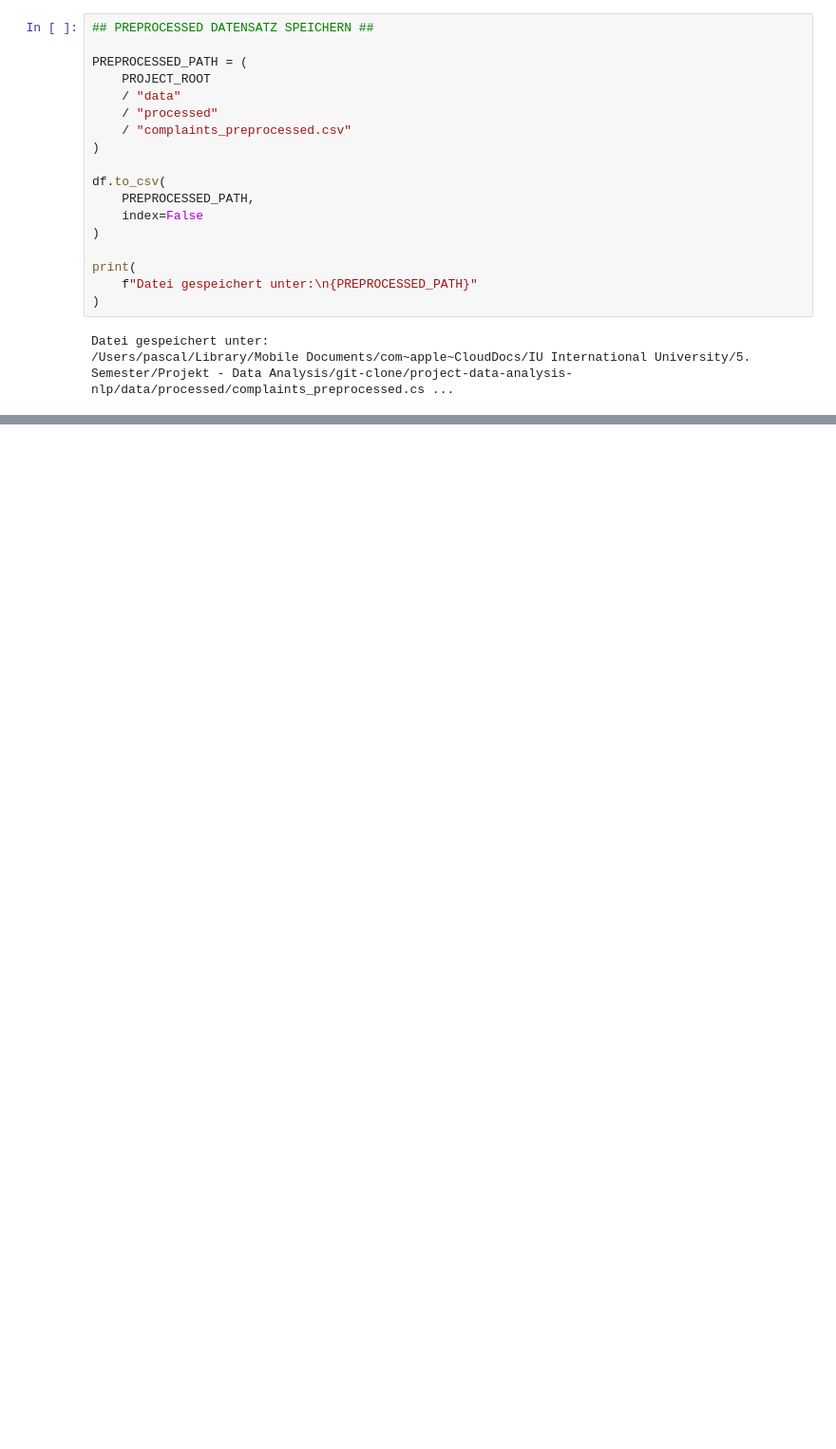
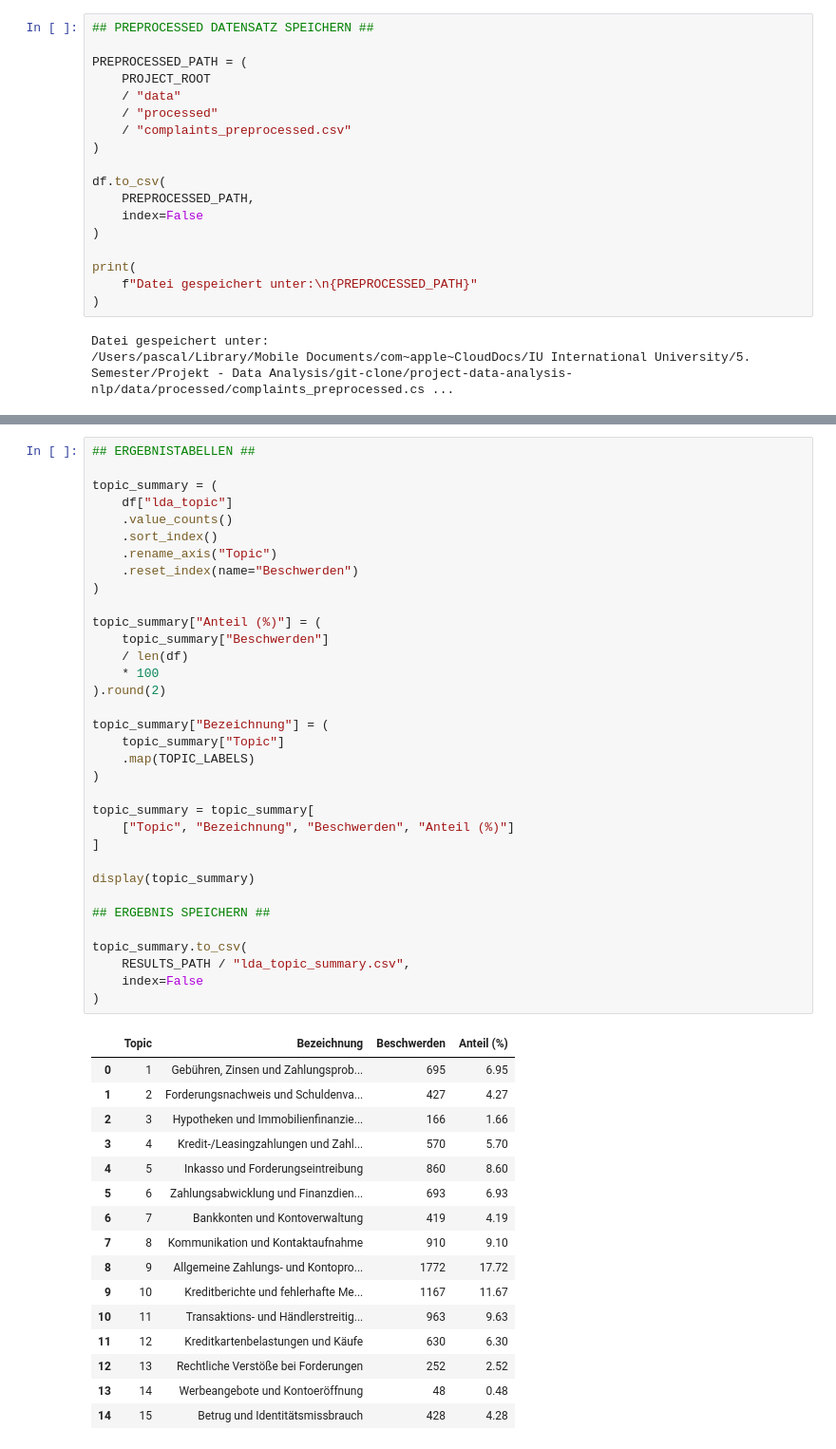
Before and after one commit to Sentixx/project-data-analysis-nlp, a Jupyter notebook: notebooks/01_analysis.ipynb, the cells around one changed output, grey strips where cells are left out. Shown at 95% size. Drawn from its saved outputs; the diff is of its cells as text; blank space fills up the shorter version.

```diff
--- a/notebooks/01_analysis.ipynb
+++ b/notebooks/01_analysis.ipynb
@@ -396,0 +1241,51 @@ Datei gespeichert unter:
+# %%
+## ERGEBNISTABELLEN ##
+
+topic_summary = (
+    df["lda_topic"]
+    .value_counts()
+    .sort_index()
+    .rename_axis("Topic")
+    .reset_index(name="Beschwerden")
+)
+
+topic_summary["Anteil (%)"] = (
+    topic_summary["Beschwerden"]
+    / len(df)
+    * 100
+).round(2)
+
+topic_summary["Bezeichnung"] = (
+    topic_summary["Topic"]
+    .map(TOPIC_LABELS)
+)
+
+topic_summary = topic_summary[
+    ["Topic", "Bezeichnung", "Beschwerden", "Anteil (%)"]
+]
+
+display(topic_summary)
+
+## ERGEBNIS SPEICHERN ##
+
+topic_summary.to_csv(
+    RESULTS_PATH / "lda_topic_summary.csv",
+    index=False
+)
+# %% [output]
+|  | Topic | Bezeichnung | Beschwerden | Anteil (%) |
+| 0 | 1 | Gebühren, Zinsen und Zahlungsprob... | 695 | 6.95 |
+| 1 | 2 | Forderungsnachweis und Schuldenva... | 427 | 4.27 |
+| 2 | 3 | Hypotheken und Immobilienfinanzie... | 166 | 1.66 |
+| 3 | 4 | Kredit-/Leasingzahlungen und Zahl... | 570 | 5.70 |
+| 4 | 5 | Inkasso und Forderungseintreibung | 860 | 8.60 |
+| 5 | 6 | Zahlungsabwicklung und Finanzdien... | 693 | 6.93 |
+| 6 | 7 | Bankkonten und Kontoverwaltung | 419 | 4.19 |
+| 7 | 8 | Kommunikation und Kontaktaufnahme | 910 | 9.10 |
+| 8 | 9 | Allgemeine Zahlungs- und Kontopro... | 1772 | 17.72 |
+| 9 | 10 | Kreditberichte und fehlerhafte Me... | 1167 | 11.67 |
+| 10 | 11 | Transaktions- und Händlerstreitig... | 963 | 9.63 |
+| 11 | 12 | Kreditkartenbelastungen und Käufe | 630 | 6.30 |
+| 12 | 13 | Rechtliche Verstöße bei Forderungen | 252 | 2.52 |
+| 13 | 14 | Werbeangebote und Kontoeröffnung | 48 | 0.48 |
+| 14 | 15 | Betrug und Identitätsmissbrauch | 428 | 4.28 |
```
Also changed, not shown: parts of 35 cells of this notebook, 9 other files.
